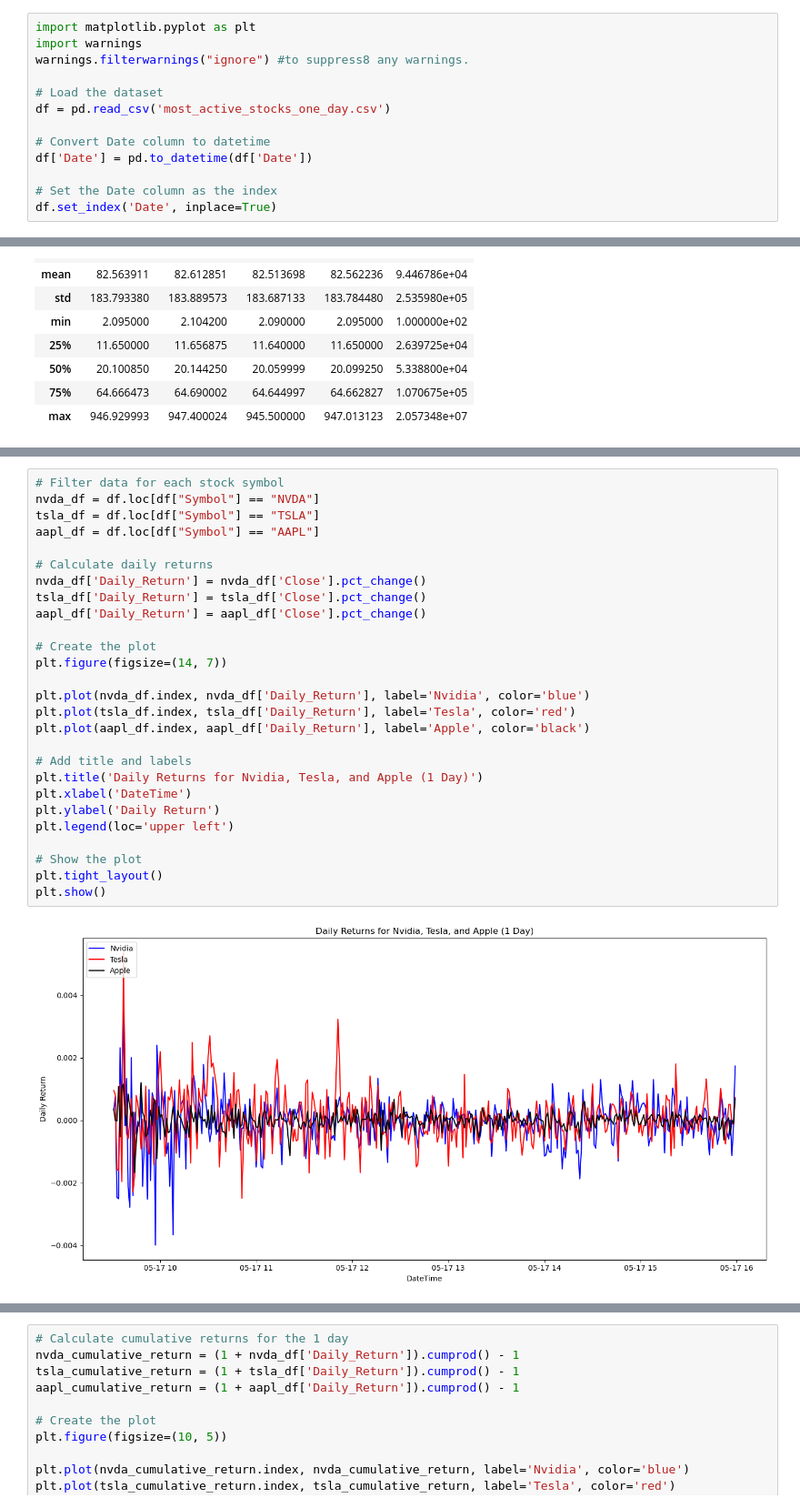
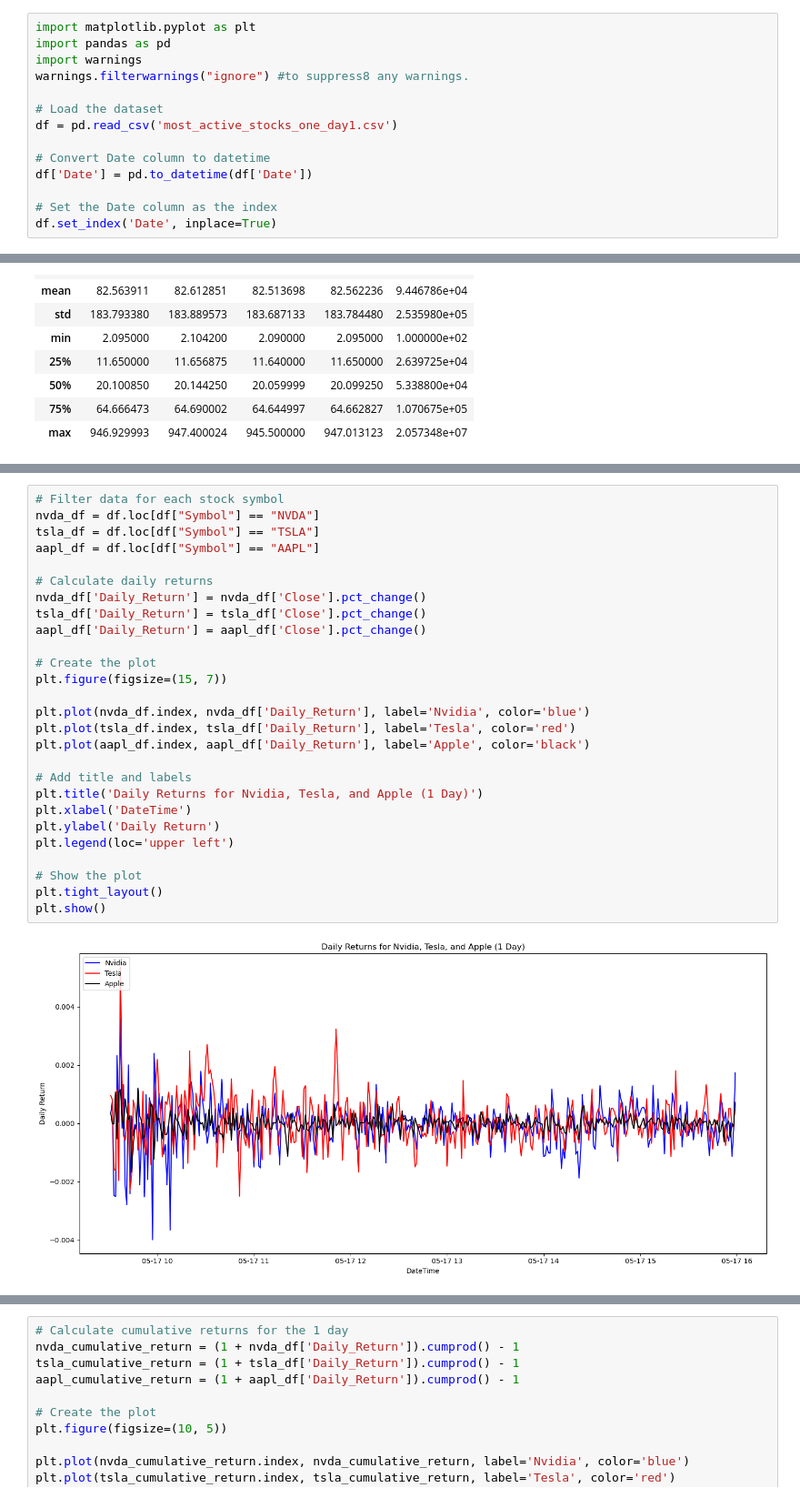
Before and after one commit to Mayreeobi/Stock-Market-Analysis, a Jupyter notebook: most_active_stock.ipynb, the cells around one changed output, grey strips where cells are left out. Shown: that part at 91% size. Saved outputs shown, nothing was run; the diff lists cells and outputs as text.

```diff
--- a/most_active_stock.ipynb
+++ b/most_active_stock.ipynb
@@ -76,11 +76,12 @@ if __name__ == "__main__":  # Ensures the main function runs only when the scrip
 [9720 rows x 7 columns]
 # %%
 import matplotlib.pyplot as plt
+import pandas as pd
 import warnings
 warnings.filterwarnings("ignore") #to suppress8 any warnings.
 
 # Load the dataset
-df = pd.read_csv('most_active_stocks_one_day.csv')
+df = pd.read_csv('most_active_stocks_one_day1.csv')
 
 # Convert Date column to datetime
 df['Date'] = pd.to_datetime(df['Date'])
@@ -167,29 +168,29 @@ df.describe()
 # %%
 # Filter data for each stock symbol
 nvda_df = df.loc[df["Symbol"] == "NVDA"]
 tsla_df = df.loc[df["Symbol"] == "TSLA"]
 aapl_df = df.loc[df["Symbol"] == "AAPL"]
 
 # Calculate daily returns
 nvda_df['Daily_Return'] = nvda_df['Close'].pct_change()
 tsla_df['Daily_Return'] = tsla_df['Close'].pct_change()
 aapl_df['Daily_Return'] = aapl_df['Close'].pct_change()
 
 # Create the plot
-plt.figure(figsize=(14, 7))
+plt.figure(figsize=(15, 7))
 
 plt.plot(nvda_df.index, nvda_df['Daily_Return'], label='Nvidia', color='blue')
 plt.plot(tsla_df.index, tsla_df['Daily_Return'], label='Tesla', color='red')
 plt.plot(aapl_df.index, aapl_df['Daily_Return'], label='Apple', color='black')
 
 # Add title and labels
 plt.title('Daily Returns for Nvidia, Tesla, and Apple (1 Day)')
 plt.xlabel('DateTime')
 plt.ylabel('Daily Return')
 plt.legend(loc='upper left')
 
 # Show the plot
 plt.tight_layout()
 plt.show()
 # %% [output]
-[figure, old version]
+[figure, new version]
```
Also changed, not shown: parts of 15 cells of this notebook.
